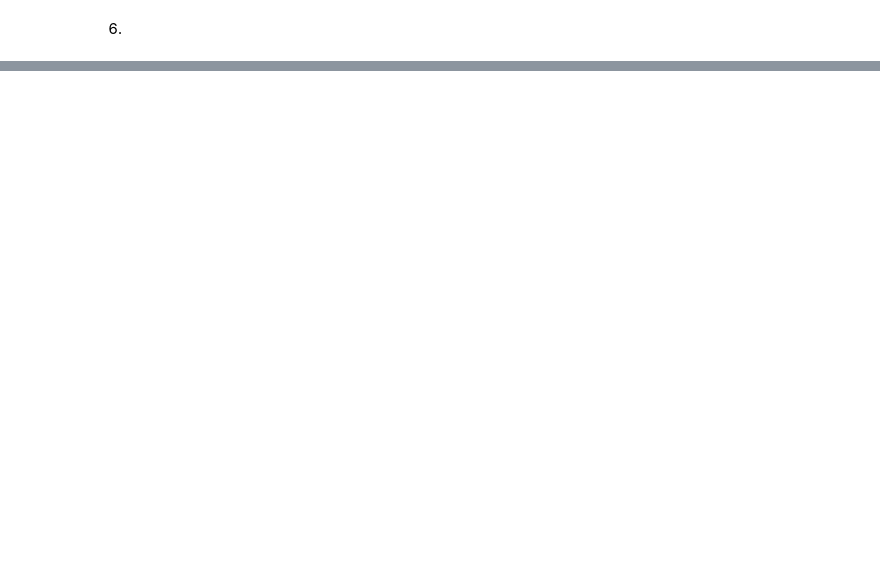
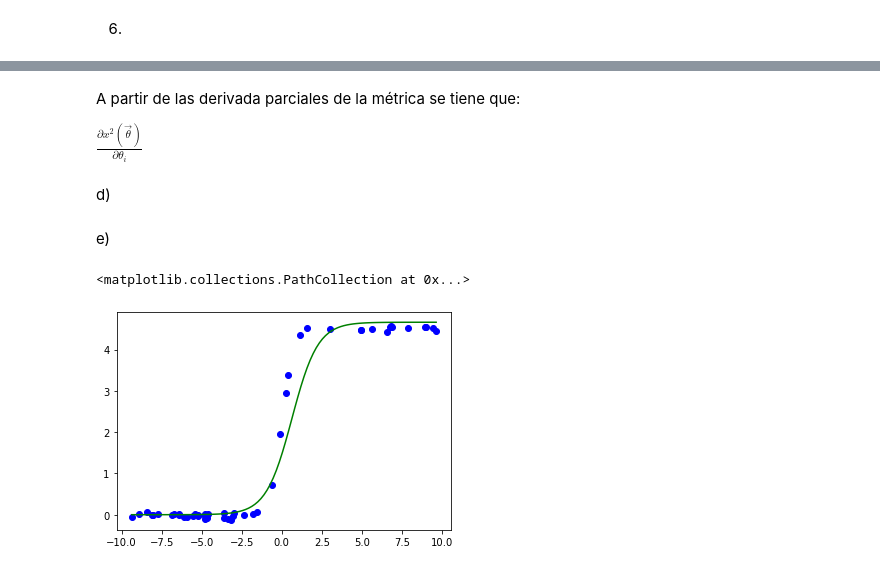
Before and after one commit to lsperezm/Metodos1-LauraPerez-SofiaLizarazo, a Jupyter notebook: Taller3/Taller3-LauraSofiaPerez-BrendaSofiaLizarazo.ipynb, the cells around one changed output, grey strips where cells are left out. Cells and saved outputs as stored; diff of their text form; code cells hidden in the pictures; blank space fills up the shorter version.

```diff
--- a/Taller3/Taller3-LauraSofiaPerez-BrendaSofiaLizarazo.ipynb
+++ b/Taller3/Taller3-LauraSofiaPerez-BrendaSofiaLizarazo.ipynb
@@ -844,0 +911,49 @@ X,Y
+# %% [markdown]
+A partir de las derivada parciales de la métrica se tiene que:
+
+$\frac{\partial x^2(\vec{\theta})}{\partial \theta_{i}}$
+# %% [markdown]
+d)
+# %% [markdown]
+e)
+# %%
+def gradiente():
+    grad0=sym.lambdify([x,angulo0,angulo1,angulo2],sym.diff(modelo_de_ajuste(),angulo0))
+    grad1=sym.lambdify([x,angulo0,angulo1,angulo2],sym.diff(modelo_de_ajuste(),angulo1))
+    grad2=sym.lambdify([x,angulo0,angulo1,angulo2],sym.diff(modelo_de_ajuste(),angulo2))
+    return grad0,grad1,grad2
+# %%
+def gradiente_decendiente(funcion,x,y,angulo,interaciones,parada,aprendizaje):
+    error=parada+1
+    n=0
+    grad0, grad1,grad2=gradiente()
+
+    while error>parada and n<interaciones:
+        suma=0
+        for i in range(len(y)):
+            dgrad0=grad0(x[i],angulo[0],angulo[1],angulo[2])
+            dgrad1=grad1(x[i],angulo[0],angulo[1],angulo[2])
+            dgrad2=grad2(x[i],angulo[0],angulo[1],angulo[2])
+            suma+=(y[i]-funcion(x[i],angulo[0],angulo[1],angulo[2]))*np.array([dgrad0,dgrad1,dgrad2])
+        angulonuevo=angulo-(-2*aprendizaje*suma)
+        angulo=angulonuevo
+        error=np.linalg.norm(-2*aprendizaje*suma)
+        n+=1
+    return angulonuevo
+# %%
+funcion=sym.lambdify([x,angulo0,angulo1,angulo2],modelo_de_ajuste())
+angulo=[1,1,1]
+interaciones= 10000
+parada=0.01
+aprendizaje= 0.001
+nuevo=gradiente_decendiente(funcion,X,Y,angulo,interaciones,parada,aprendizaje)
+x2=np.linspace(np.min(X),np.max(X),100)
+y2=[]
+for i in x2:
+    new=nuevo[0]/ (nuevo[1]+ sym.exp(-1*nuevo[2]*i))
+    y2.append(new)
+plt.plot(x2,y2,color="green")
+plt.scatter(X,Y,color="blue")
+# %% [output]
+<matplotlib.collections.PathCollection at 0x...>
+[figure, added]
```
Also changed, not shown: parts of 14 cells of this notebook.
